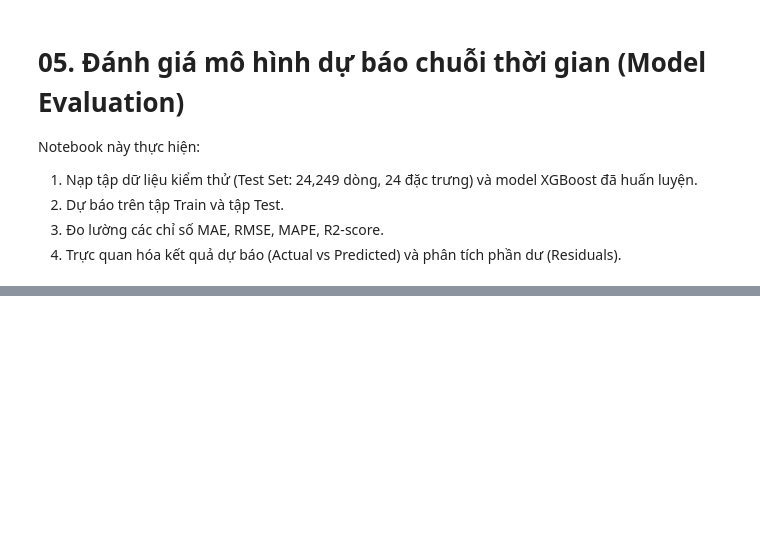
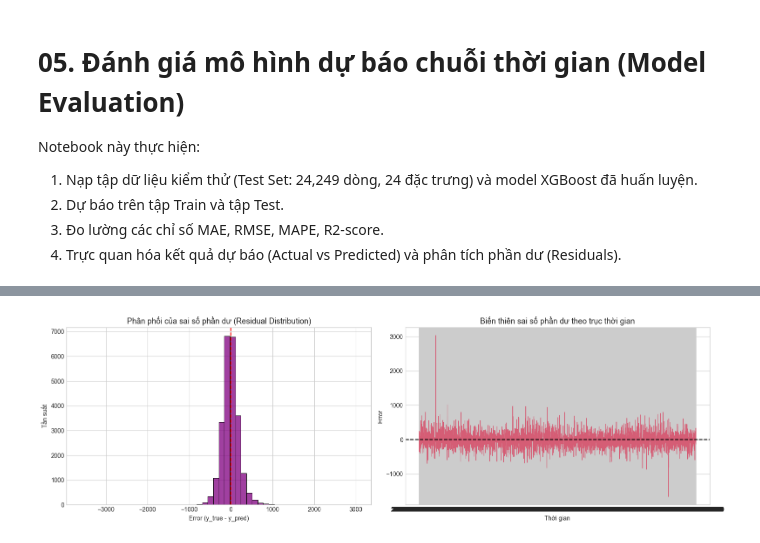
Before and after one commit to Trungkin180906/xgboost-time-series-lab2, a Jupyter notebook: NOTEBOOKS/05_evaluation.ipynb, the cells around one changed output, grey strips where cells are left out. Drawn from its saved outputs; the diff is of its cells as text; code cells hidden in the pictures; blank space fills up the shorter version.

```diff
--- a/NOTEBOOKS/05_evaluation.ipynb
+++ b/NOTEBOOKS/05_evaluation.ipynb
@@ -40,0 +21,21 @@ NameError: name 'joblib' is not defined
+# %%
+import os
+import joblib
+import pandas as pd
+
+# Đường dẫn thư mục
+PROCESSED_DATA_PATH = "../DATA/processed"
+MODEL_PATH = "../models"
+
+# 1. Đọc dữ liệu từ thư mục DATA/processed (file CSV)
+X_train = pd.read_csv(f"{PROCESSED_DATA_PATH}/X_train.csv", index_col=0)
+X_test = pd.read_csv(f"{PROCESSED_DATA_PATH}/X_test.csv", index_col=0)
+y_train = pd.read_csv(f"{PROCESSED_DATA_PATH}/y_train.csv", index_col=0).squeeze()
+y_test = pd.read_csv(f"{PROCESSED_DATA_PATH}/y_test.csv", index_col=0).squeeze()
+
+# 2. Tải mô hình đã lưu
+model = joblib.load(f"{MODEL_PATH}/xgboost_model.pkl")
+
+print("Dữ liệu và mô hình đã được tải thành công!")
+print(f"Kích thước X_test: {X_test.shape}")
+print(f"Kích thước y_test: {y_test.shape}")
@@ -92,25 +103,30 @@ plt.show()
 # %%
 residuals = y_test - y_test_pred
 
 fig, axes = plt.subplots(1, 2, figsize=(16, 5))
 
-# 1. Biểu đồ phân phối phần dư (Residual Distribution)
-sns.histplot(residuals, kde=True, ax=axes[0], color="purple", bins=50)
+# 1. Tắt kde=True hoặc chỉ lấy mẫu để vẽ KDE siêu tốc
+sns.histplot(residuals, kde=False, ax=axes[0], color="purple", bins=50)
 axes[0].set_title("Phân phối của sai số phần dư (Residual Distribution)", fontsize=13)
 axes[0].set_xlabel("Error (y_true - y_pred)")
 axes[0].set_ylabel("Tần suất")
 axes[0].axvline(x=0, color="red", linestyle="--")
 
-# 2. Biểu đồ phần dư theo thời gian (Residual over Time)
-axes[1].plot(y_test.index, residuals, color="crimson", alpha=0.5, linewidth=0.8)
+# 2. Giảm bớt số điểm vẽ biểu đồ thời gian (downsample hoặc lấy 1000-2000 điểm tiêu biểu)
+# Hoặc vẽ nhanh bằng plot thông thường
+axes[1].plot(y_test.index[::5], residuals[::5], color="crimson", alpha=0.6, linewidth=0.8)
 axes[1].axhline(y=0, color="black", linestyle="--")
 axes[1].set_title("Biến thiên sai số phần dư theo trục thời gian", fontsize=13)
 axes[1].set_xlabel("Thời gian")
 axes[1].set_ylabel("Error")
 
 plt.tight_layout()
-plt.savefig("../reports/figures/residual_analysis.png", dpi=300)
+
+# Giảm dpi xuống 120-150 (đủ nét cho báo cáo/markdown và lưu rất nhanh)
+plt.savefig("../reports/figures/residual_analysis.png", dpi=150)
 plt.show()
+# %% [output]
+[figure, added]
 # %%
 # Lấy top 15 đặc trưng ảnh hưởng nhiều nhất đến quyết định của cây XGBoost
 feature_importance = pd.Series(model.feature_importances_, index=X_test.columns).sort_values(ascending=False)
```
Also changed, not shown: parts of 5 cells of this notebook.
